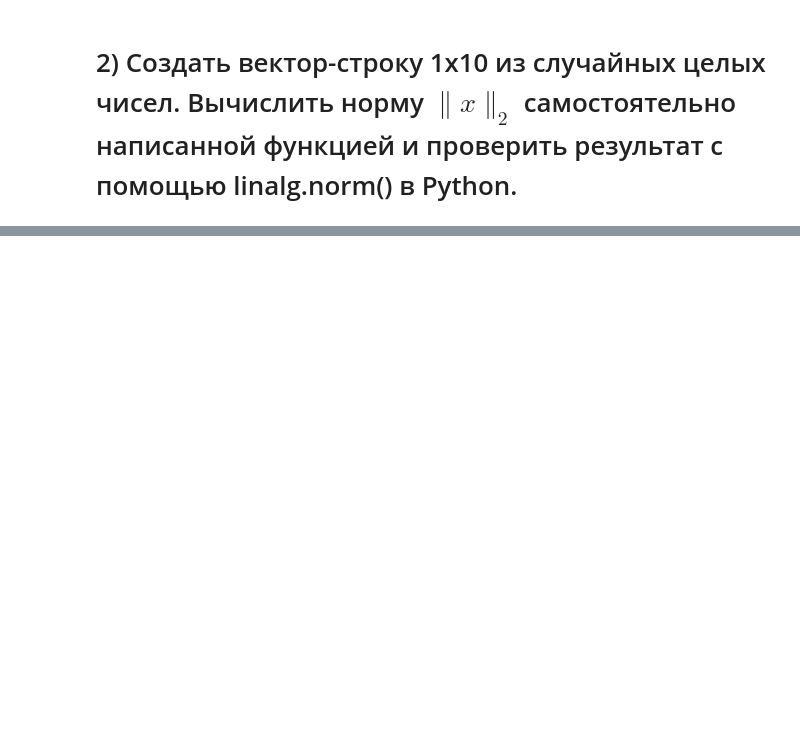
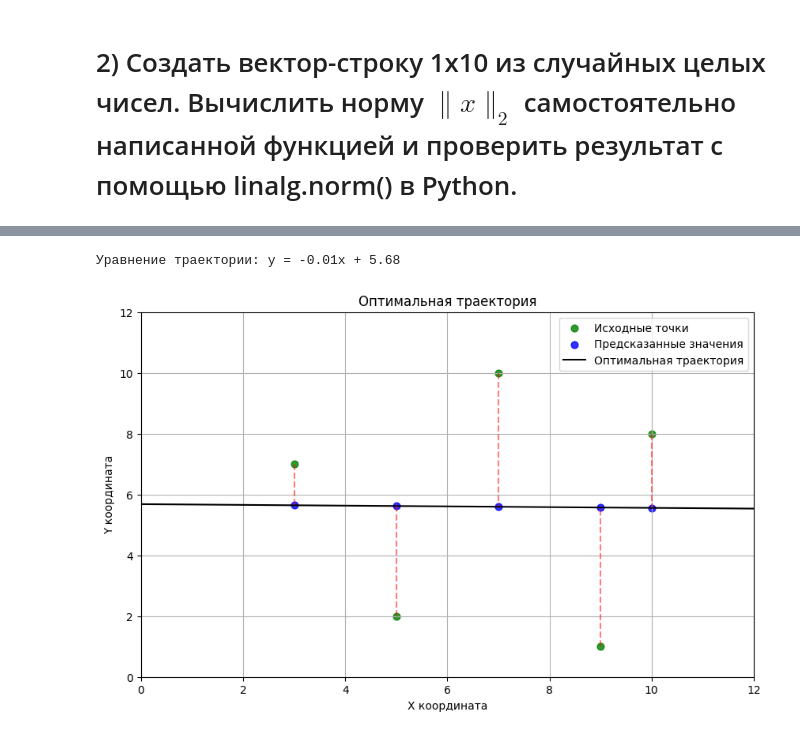
Before and after one commit to IVANBERESTOV/MATH_LAB, a Jupyter notebook: LR_2.ipynb, the cells around one changed output, grey strips where cells are left out. Saved outputs shown, nothing was run; the diff lists cells and outputs as text; code cells hidden in the pictures; blank space fills up the shorter version.

```diff
--- a/LR_2.ipynb
+++ b/LR_2.ipynb
@@ -30,0 +93,45 @@ array([0.25035854, 0.10579235, 0.63084674, 0.47985821, 0.39294318,
+# %%
+import numpy as np
+import matplotlib.pyplot as plt
+
+# Исходные данные точек
+points = np.array([[3, 7], [5, 2], [7, 10], [9, 1], [10, 8]])
+x_points = points[:, 0]
+y_points = points[:, 1]
+
+# Вычисляем коэффициенты регрессии (y = ax + b)
+A = np.vstack([x_points, np.ones(len(x_points))]).T
+coefficients = np.linalg.inv(A.T @ A) @ A.T @ y_points
+a, b = coefficients
+print("\nУравнение траектории: y = {:.2f}x + {:.2f}".format(a, b))
+
+# Вычисляем предсказанные значения
+y_pred = a * x_points + b
+
+# Настройка графика
+plt.figure(figsize=(10, 6))
+plt.xlim(0, 12)
+plt.ylim(0, 12)
+
+# Отображаем исходные точки и предсказанные значения
+plt.scatter(x_points, y_points, s=40, c='g', marker='o', alpha=0.8, label='Исходные точки')
+plt.scatter(x_points, y_pred, s=40, c='b', marker='o', alpha=0.8, label='Предсказанные значения')
+
+# Линия регрессии
+X_support = np.linspace(0, 12, 100)
+Y_model = a * X_support + b
+plt.plot(X_support, Y_model, 'k-', label='Оптимальная траектория')
+
+# Вертикальные линии (ошибки)
+for i in range(len(x_points)):
+    plt.plot([x_points[i], x_points[i]], [y_points[i], y_pred[i]], 'r--', alpha=0.5)
+
+plt.xlabel('X координата')
+plt.ylabel('Y координата')
+plt.title('Оптимальная траектория')
+plt.legend()
+plt.grid(True)
+plt.show()
+# %% [output]
+Уравнение траектории: y = -0.01x + 5.68
+[figure, added]
```
Also changed, not shown: parts of 10 cells of this notebook, 3 other files.
